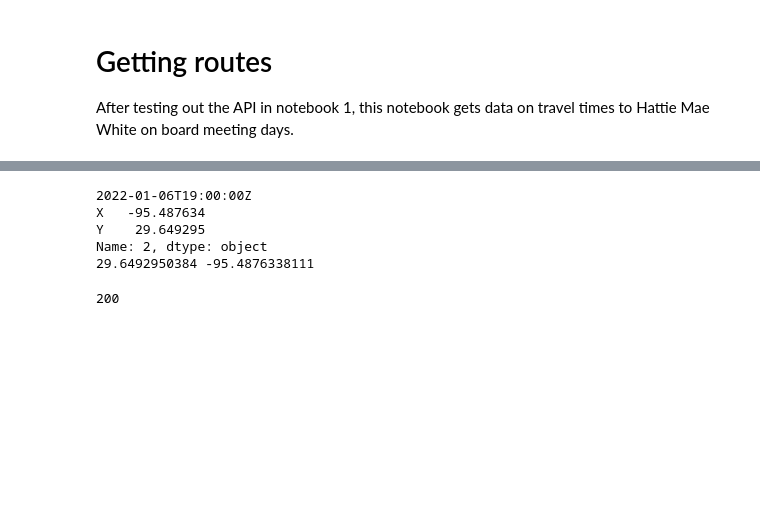
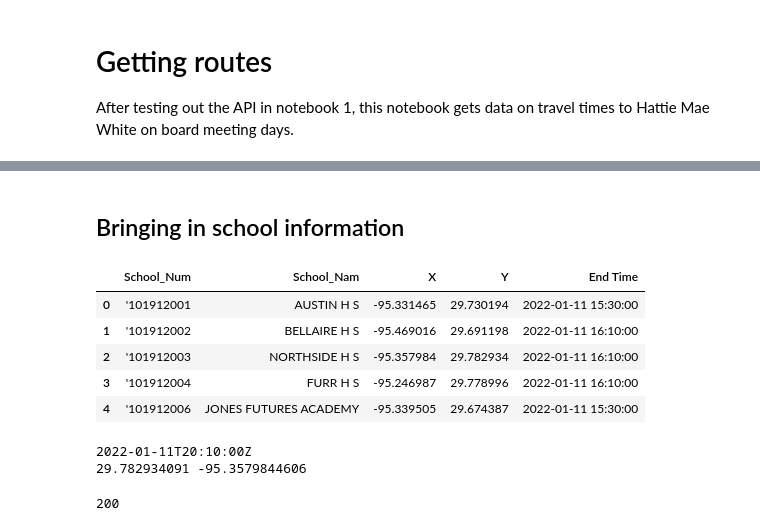
Before and after one commit to amyafan/HMW_Transit, a Jupyter notebook: prep/notebooks/2_Getting_Routes.ipynb, the cells around one changed output, grey strips where cells are left out. Cells and saved outputs as stored; diff of their text form; code cells hidden in the pictures; blank space fills up the shorter version.

```diff
--- a/prep/notebooks/2_Getting_Routes.ipynb
+++ b/prep/notebooks/2_Getting_Routes.ipynb
@@ -108,25 +34,38 @@ endtime_coord.head()
+# %% [markdown]
+## Bringing in school information
+# %%
+# cleaned dataset
+df_str = direc + "cleaned_data//" + "school_demo_geo.csv"
+df_cols = ['School_Num', 'School_Nam', 'X', 'Y', 'End Time']
+df = pd.read_csv(endtimes_str, usecols = df_cols, parse_dates=['End Time'])
+df.head()
+# %% [output]
+|  | School_Num | School_Nam | X | Y | End Time |
+| 0 | '101912001 | AUSTIN H S | -95.331465 | 29.730194 | 2022-01-11 15:30:00 |
+| 1 | '101912002 | BELLAIRE H S | -95.469016 | 29.691198 | 2022-01-11 16:10:00 |
+| 2 | '101912003 | NORTHSIDE H S | -95.357984 | 29.782934 | 2022-01-11 16:10:00 |
+| 3 | '101912004 | FURR H S | -95.246987 | 29.778996 | 2022-01-11 16:10:00 |
+| 4 | '101912006 | JONES FUTURES ACADEMY | -95.339505 | 29.674387 | 2022-01-11 15:30:00 |
 # %%
 # now, let's take a sample school and calculate the route!
 nrow = 2
 
 # school name
-s_name = endtime_coord.iloc[nrow, 2]
+s_name = df.iloc[nrow, 2]
 
 # school end time
-s_endtime = (endtime_coord.iloc[nrow, 1] + timedelta(hours=4)).strftime("%Y-%m-%dT%H:%M:%SZ")
+s_endtime = (df.iloc[nrow, 4] + timedelta(hours=6)).strftime("%Y-%m-%dT%H:%M:%SZ")
+
 print(s_endtime)
 
 # For some reason, X and Y are longitude and latitude, respectively
-s_lat = endtime_coord.iloc[nrow, 4]
-s_long = endtime_coord.iloc[nrow, 3]
+s_lat = df.iloc[nrow, 3]
+s_long = df.iloc[nrow, 2]
 
 print(s_lat, s_long)
 # %% [output]
-2022-01-06T19:00:00Z
-X   -95.487634
-Y    29.649295
-Name: 2, dtype: object
-29.6492950384 -95.4876338111
+2022-01-11T20:10:00Z
+29.782934091 -95.3579844606
 # %%
 trip = requests.get(f"https://api.ridemetro.org/data/CalculateItineraryByPoints?lat1={s_lat}&lon1={s_long}&lat2={HMW_lat}&lon2={HMW_long}&startTime=datetime'{s_endtime}'&$orderby=EndTime&$expand=Legs&subscription-key={api_key}")
 
```
Also changed, not shown: parts of 21 cells of this notebook, 1 other file.
